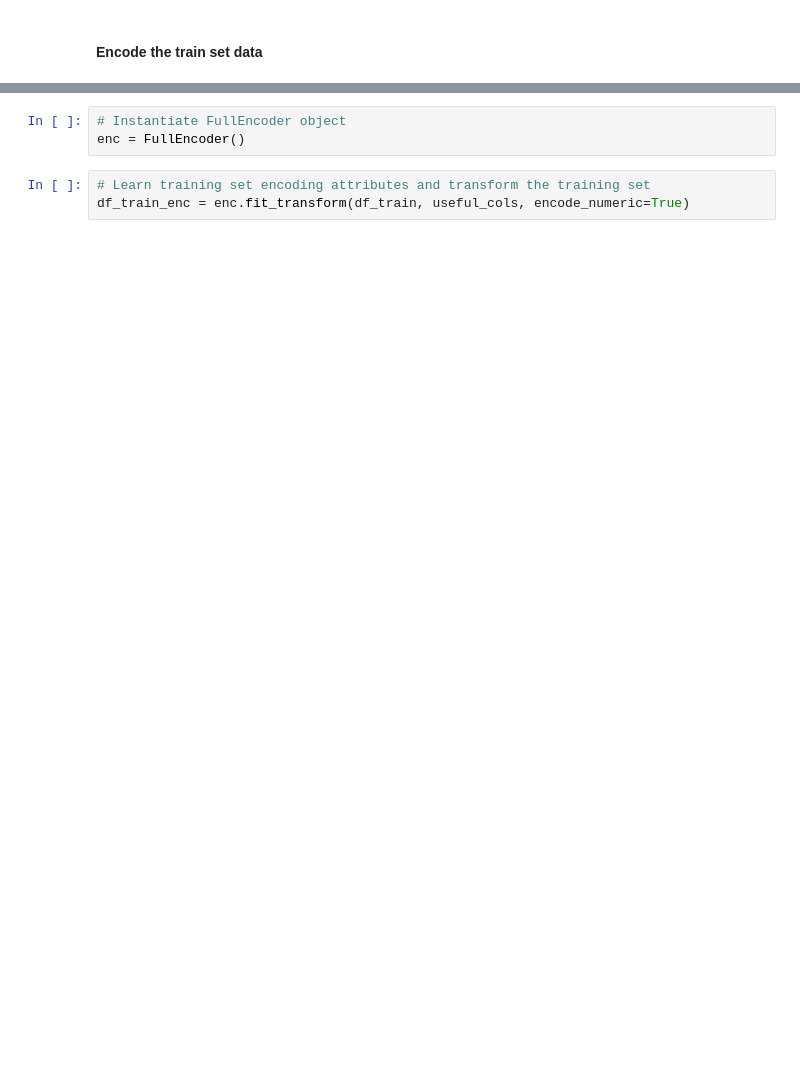
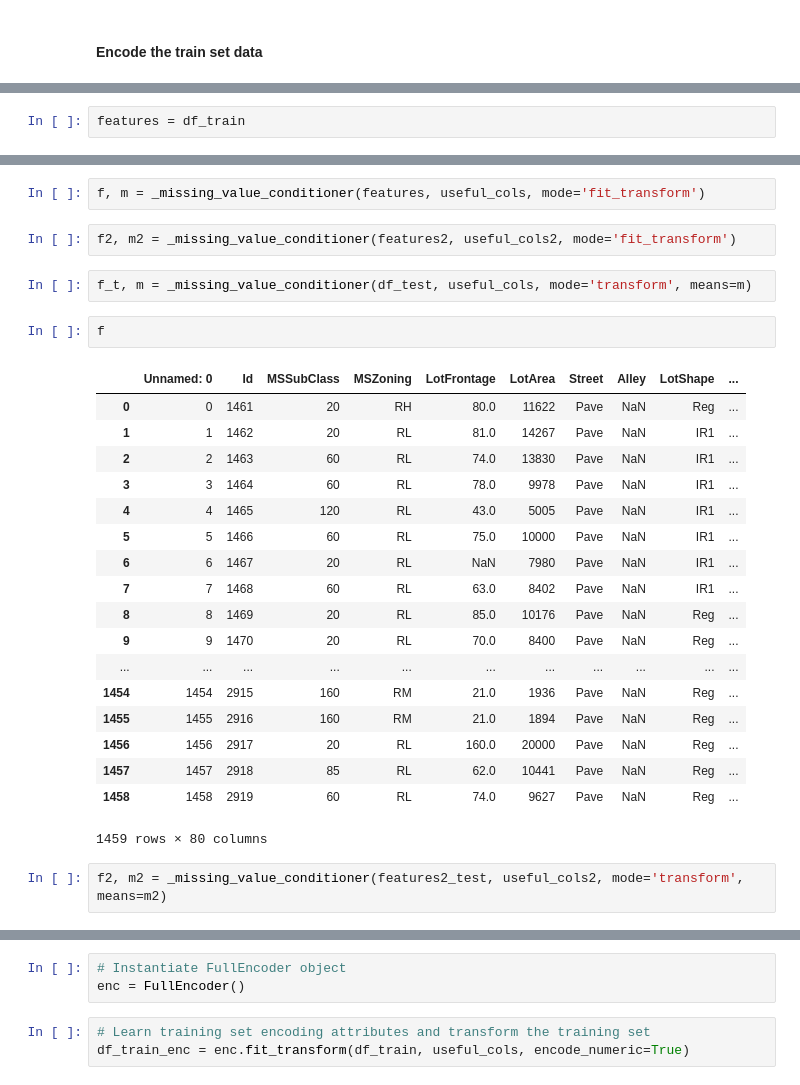
Before and after one commit to ClearScore/diver, a Jupyter notebook: development_area/house-price-demo.ipynb, the cells around one changed output, grey strips where cells are left out. Saved outputs shown, nothing was run; the diff lists cells and outputs as text; blank space fills up the shorter version.

Commit message:
_missing_values_conditioner cleaned

```diff
--- a/development_area/house-price-demo.ipynb
+++ b/development_area/house-price-demo.ipynb
@@ -391,0 +483,2 @@ from dataset_conditioner import FullEncoder
+# %%
+features = df_train
@@ -391,0 +515,29 @@ from dataset_conditioner import FullEncoder
+# %%
+f, m = _missing_value_conditioner(features, useful_cols, mode='fit_transform')
+# %%
+f2, m2 = _missing_value_conditioner(features2, useful_cols2, mode='fit_transform')
+# %%
+f_t, m = _missing_value_conditioner(df_test, useful_cols, mode='transform', means=m)
+# %%
+f
+# %% [output]
+|  | Unnamed: 0 | Id | MSSubClass | MSZoning | LotFrontage | LotArea | Street | Alley | LotShape | ... |
+| 0 | 0 | 1461 | 20 | RH | 80.0 | 11622 | Pave | NaN | Reg | ... |
+| 1 | 1 | 1462 | 20 | RL | 81.0 | 14267 | Pave | NaN | IR1 | ... |
+| 2 | 2 | 1463 | 60 | RL | 74.0 | 13830 | Pave | NaN | IR1 | ... |
+| 3 | 3 | 1464 | 60 | RL | 78.0 | 9978 | Pave | NaN | IR1 | ... |
+| 4 | 4 | 1465 | 120 | RL | 43.0 | 5005 | Pave | NaN | IR1 | ... |
+| 5 | 5 | 1466 | 60 | RL | 75.0 | 10000 | Pave | NaN | IR1 | ... |
+| 6 | 6 | 1467 | 20 | RL | NaN | 7980 | Pave | NaN | IR1 | ... |
+| 7 | 7 | 1468 | 60 | RL | 63.0 | 8402 | Pave | NaN | IR1 | ... |
+| 8 | 8 | 1469 | 20 | RL | 85.0 | 10176 | Pave | NaN | Reg | ... |
+| 9 | 9 | 1470 | 20 | RL | 70.0 | 8400 | Pave | NaN | Reg | ... |
+| ... | ... | ... | ... | ... | ... | ... | ... | ... | ... | ... |
+| 1454 | 1454 | 2915 | 160 | RM | 21.0 | 1936 | Pave | NaN | Reg | ... |
+| 1455 | 1455 | 2916 | 160 | RM | 21.0 | 1894 | Pave | NaN | Reg | ... |
+| 1456 | 1456 | 2917 | 20 | RL | 160.0 | 20000 | Pave | NaN | Reg | ... |
+| 1457 | 1457 | 2918 | 85 | RL | 62.0 | 10441 | Pave | NaN | Reg | ... |
+| 1458 | 1458 | 2919 | 60 | RL | 74.0 | 9627 | Pave | NaN | Reg | ... |
+1459 rows × 80 columns
+# %%
+f2, m2 = _missing_value_conditioner(features2_test, useful_cols2, mode='transform', means=m2)
```
Also changed, not shown: parts of 18 cells of this notebook, 1 other file.
